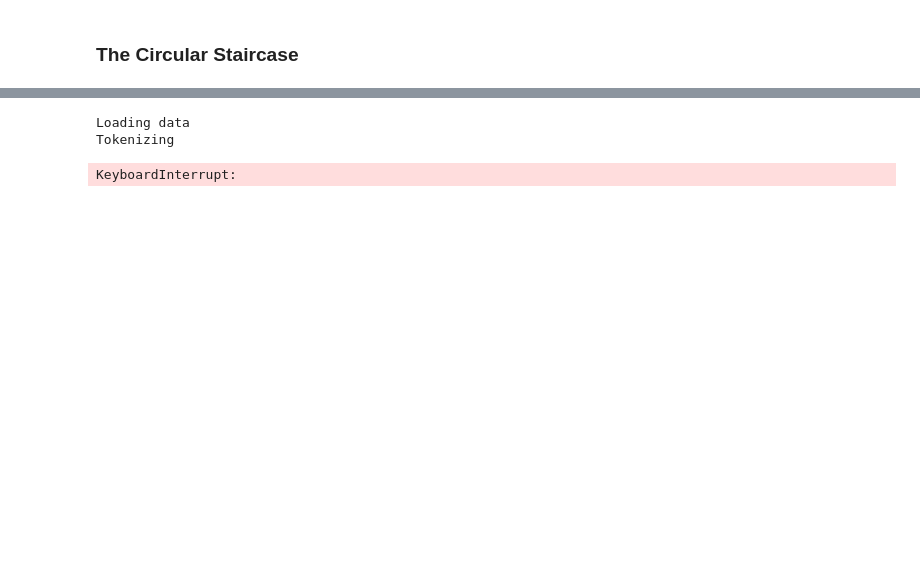
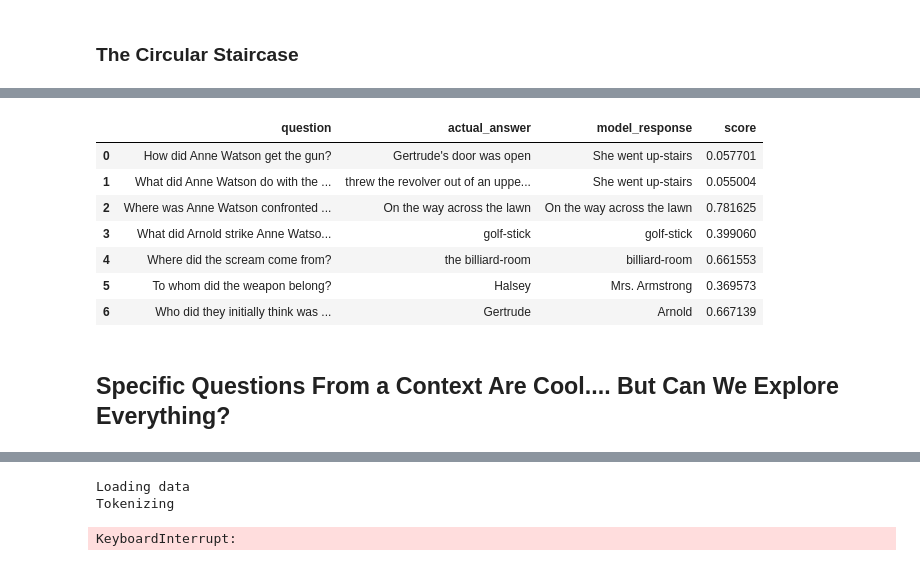
Before and after one commit to NLPaladins/rinehartAnalysis_questionAnswering, a Jupyter notebook: main.ipynb, the cells around one changed output, grey strips where cells are left out. Drawn from its saved outputs; the diff is of its cells as text; code cells hidden in the pictures; blank space fills up the shorter version.

```diff
--- a/main.ipynb
+++ b/main.ipynb
@@ -143,3 +243,17 @@ sentences = book.get_sentences()
+# %%
+resolution_df = get_question_df(basic_nlp, resolution_questions, resolution_answers, resolution_context)
+resolution_df
+# %% [output]
+|  | question | actual_answer | model_response | score |
+| 0 | How did Anne Watson get the gun? | Gertrude's door was open | She went up-stairs | 0.057701 |
+| 1 | What did Anne Watson do with the ... | threw the revolver out of an uppe... | She went up-stairs | 0.055004 |
+| 2 | Where was Anne Watson confronted ... | On the way across the lawn | On the way across the lawn | 0.781625 |
+| 3 | What did Arnold strike Anne Watso... | golf-stick | golf-stick | 0.399060 |
+| 4 | Where did the scream come from? | the billiard-room | billiard-room | 0.661553 |
+| 5 | To whom did the weapon belong? | Halsey | Mrs. Armstrong | 0.369573 |
+| 6 | Who did they initially think was ... | Gertrude | Arnold | 0.667139 |
+# %% [markdown]
+## Specific Questions From a Context Are Cool.... But Can We Explore Everything?
 # %%
 # Ask a question
 question = "Who is the killer?"
```
Also changed, not shown: parts of 42 cells of this notebook.
